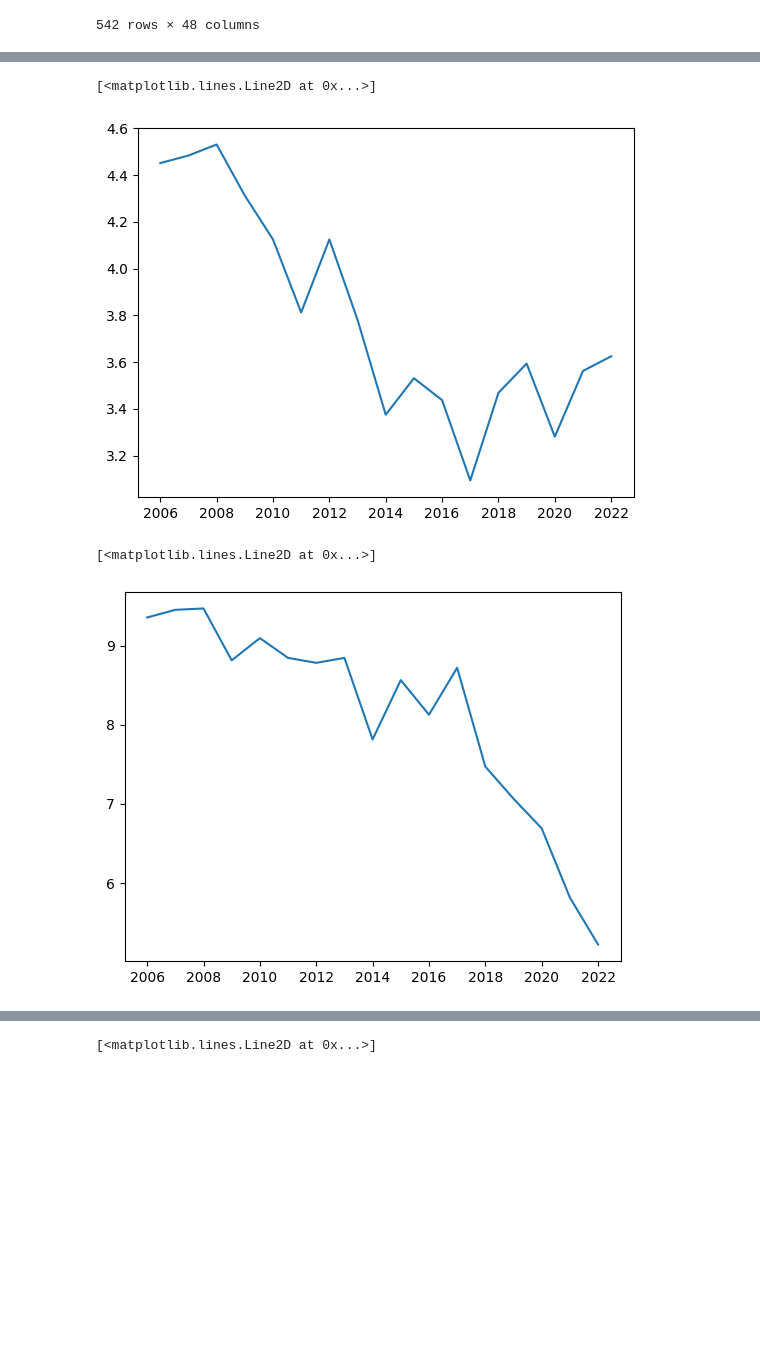
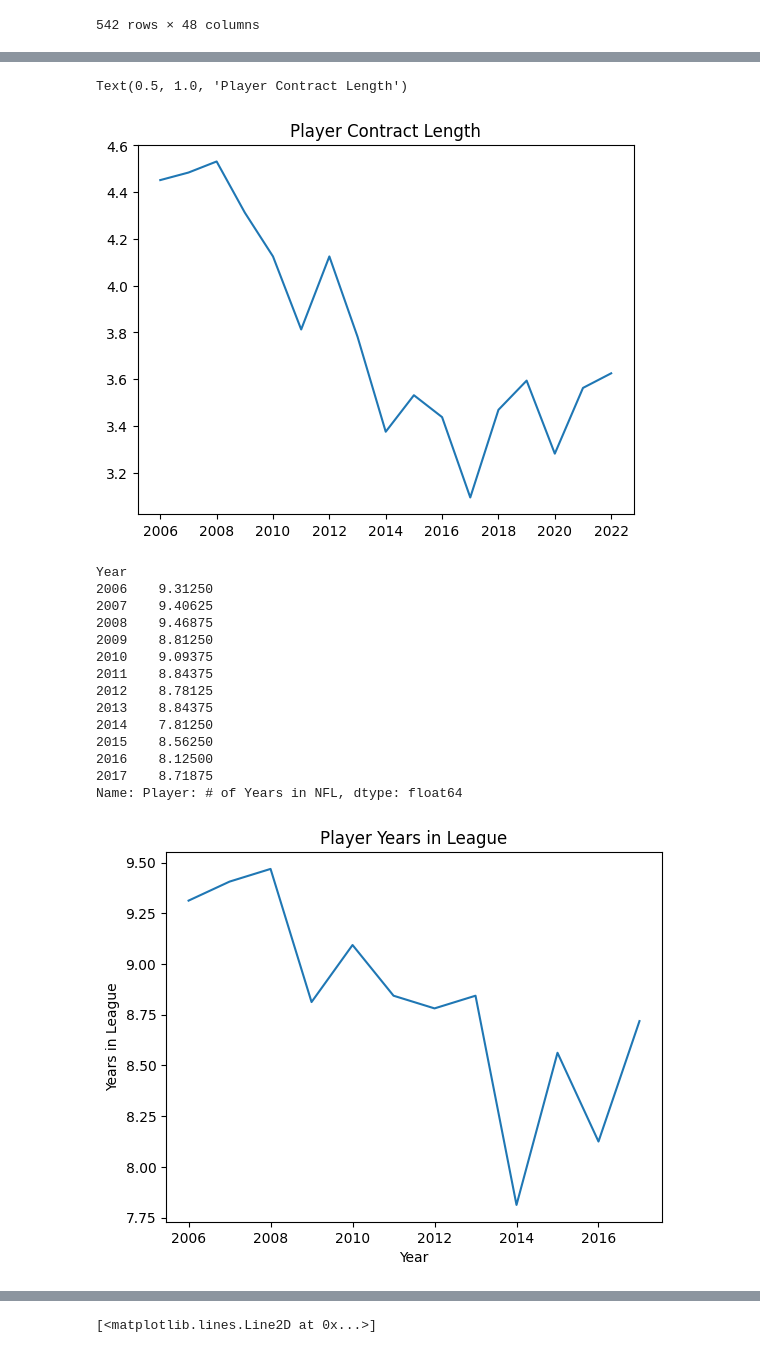
Before and after one commit to nick-smith-87/NFL_Momentum_Research, a Jupyter notebook: Running Backs/GM and other.ipynb, the cells around one changed output, grey strips where cells are left out. Drawn from its saved outputs; the diff is of its cells as text; code cells hidden in the pictures; blank space fills up the shorter version.

```diff
--- a/Running Backs/GM and other.ipynb
+++ b/Running Backs/GM and other.ipynb
@@ -25,7 +25,7 @@ df = df.dropna(subset=['Team'])
 df2 = pd.concat([df15, df16, df17, df18, df19, df20, df21, df22])
 df2 = df2[df2['AAV Adjusted'] != -1]
 df2 = df2.dropna(subset=['Team'])
-
+df0002 = pd.concat([df06, df07, df08, df09, df10, df11, df12, df13, df14, df15, df16, df17])
 
 #df = df.dropna()
 #df = df[df["Games Played"] > 8]
@@ -45,8 +45,8 @@ df
 | 31 | NaN | WAS | 2022 | Y | 4.0 | 5044908.0 | 1.261227e+06 | ... |
 542 rows × 48 columns
 # %%
-years = df.groupby('Year')['Player: # of Years in NFL'].mean()
-contract = df.groupby('Year')['Player: Total # of Contracts'].mean()
+years = df0002.groupby('Year')['Player: # of Years in NFL'].mean()
+contract = df0002.groupby('Year')['Player: Total # of Contracts'].mean()
 rb_years = df.groupby('Year')['Contract Length'].mean()
 
 
@@ -73,13 +68,31 @@ Year
 Name: Player: Total # of Contracts, dtype: float64
 # %%
 plt.plot(rb_years)
+plt.title('Player Contract Length')
 # %% [output]
-[<matplotlib.lines.Line2D at 0x...>]
+Text(0.5, 1.0, 'Player Contract Length')
-[figure, old version]
+[figure, new version]
 # %%
 plt.plot(years)
+plt.title('Player Years in League')
+plt.xlabel('Year')
+plt.ylabel('Years in League')
+years
 # %% [output]
-[<matplotlib.lines.Line2D at 0x...>]
+Year
+2006    9.31250
+2007    9.40625
+2008    9.46875
+2009    8.81250
+2010    9.09375
+2011    8.84375
+2012    8.78125
+2013    8.84375
+2014    7.81250
+2015    8.56250
+2016    8.12500
+2017    8.71875
+Name: Player: # of Years in NFL, dtype: float64
-[figure, old version]
+[figure, new version]
 # %%
 plt.plot(contract)
```
Also changed, not shown: parts of 3 cells of this notebook, 3 other files.
